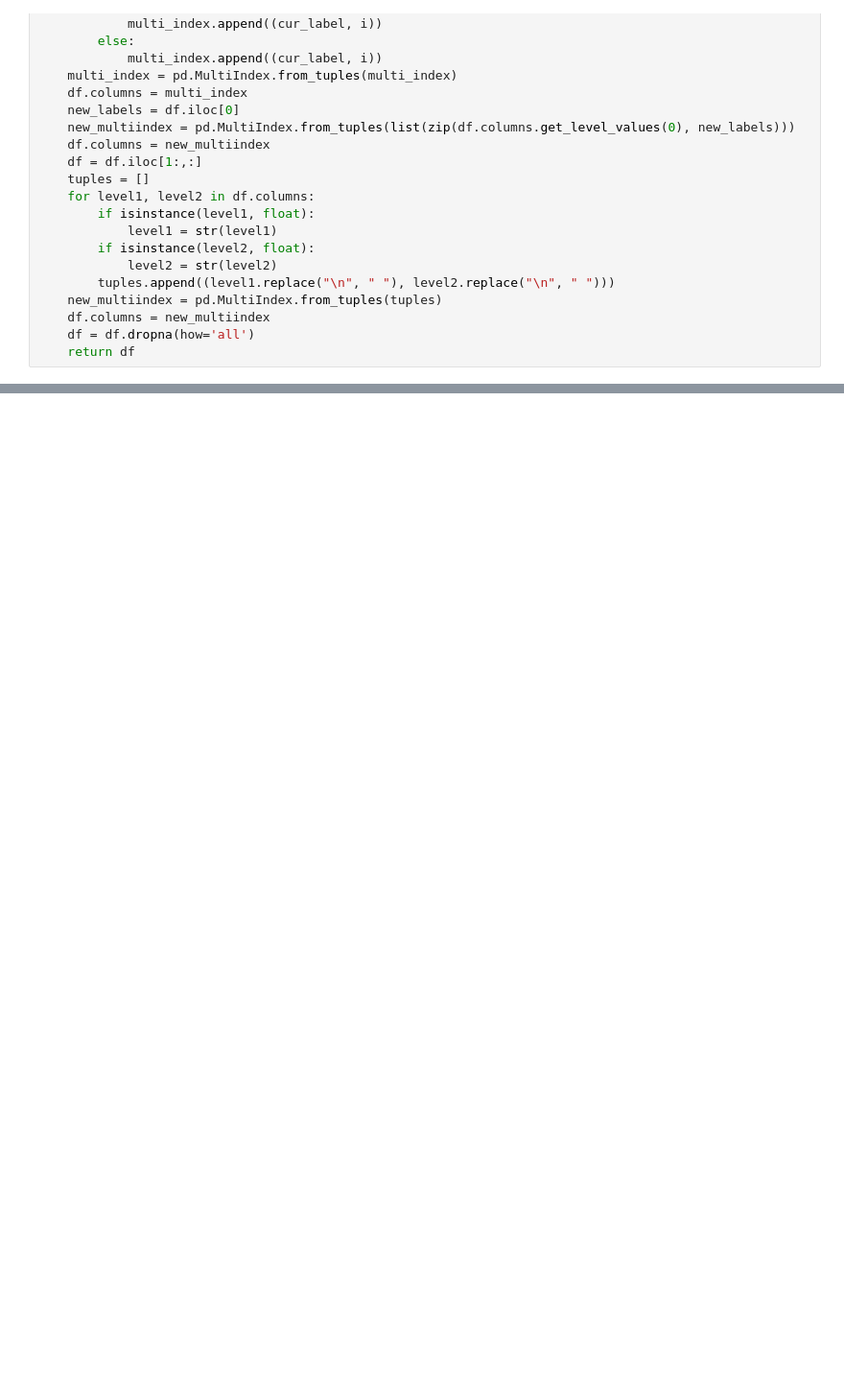
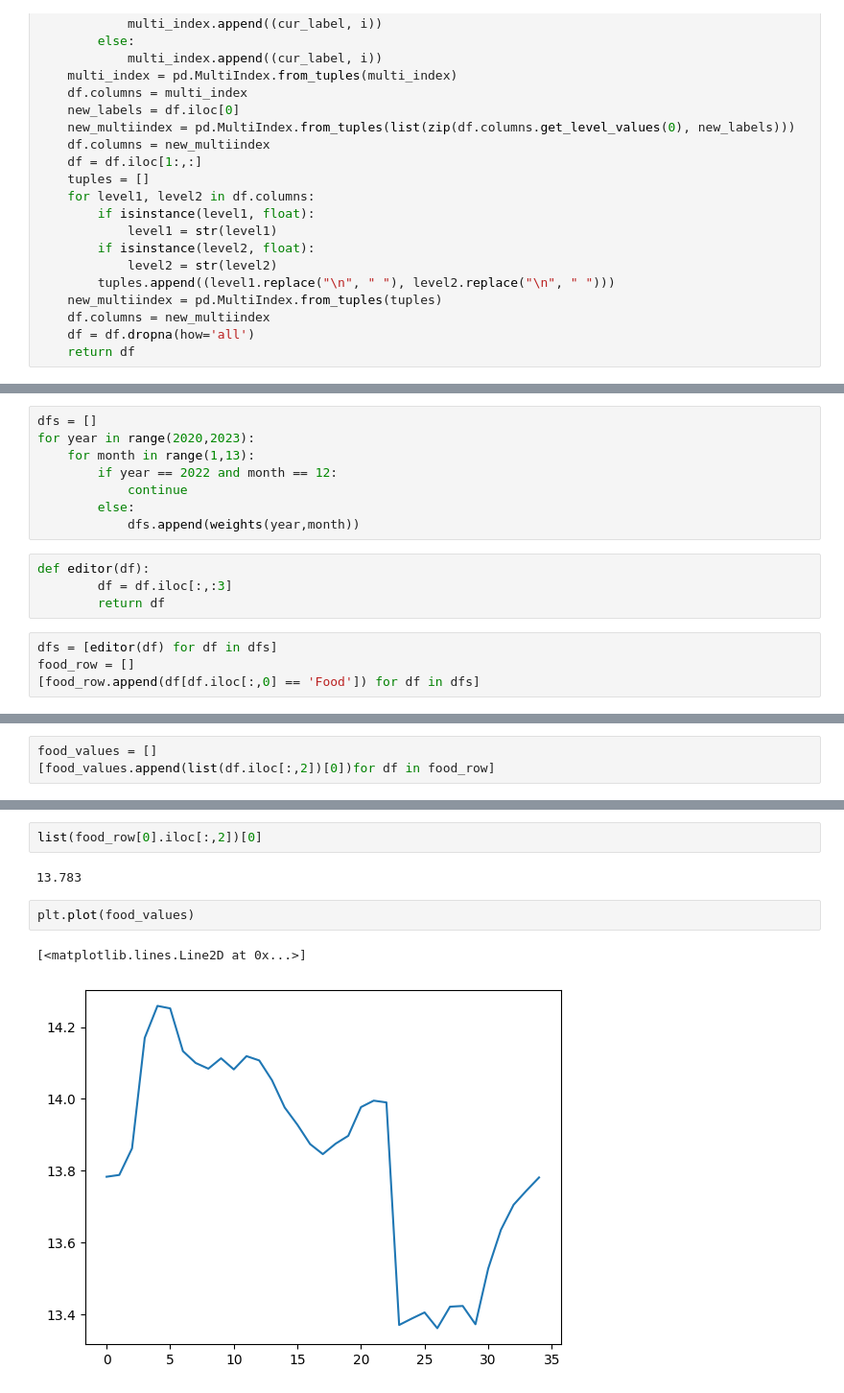
Before and after one commit to danjsabra/CPI_Model, a Jupyter notebook: reader.ipynb, the cells around one changed output, grey strips where cells are left out. Shown: that part at 96% size. Drawn from its saved outputs; the diff is of its cells as text; blank space fills up the shorter version.

```diff
--- a/reader.ipynb
+++ b/reader.ipynb
@@ -68,0 +47,16 @@ sample
+# %%
+dfs = []
+for year in range(2020,2023):
+    for month in range(1,13):
+        if year == 2022 and month == 12:
+            continue
+        else:
+            dfs.append(weights(year,month))
+# %%
+def editor(df):
+        df = df.iloc[:,:3]
+        return df
+# %%
+dfs = [editor(df) for df in dfs]
+food_row = []
+[food_row.append(df[df.iloc[:,0] == 'Food']) for df in dfs]
@@ -68,0 +81,3 @@ sample
+# %%
+food_values = []
+[food_values.append(list(df.iloc[:,2])[0])for df in food_row]
@@ -68,0 +102,9 @@ sample
+# %%
+list(food_row[0].iloc[:,2])[0]
+# %% [output]
+13.783
+# %%
+plt.plot(food_values)
+# %% [output]
+[<matplotlib.lines.Line2D at 0x...>]
+[figure, added]
```
Also changed, not shown: parts of 6 cells of this notebook, 3 other files.
